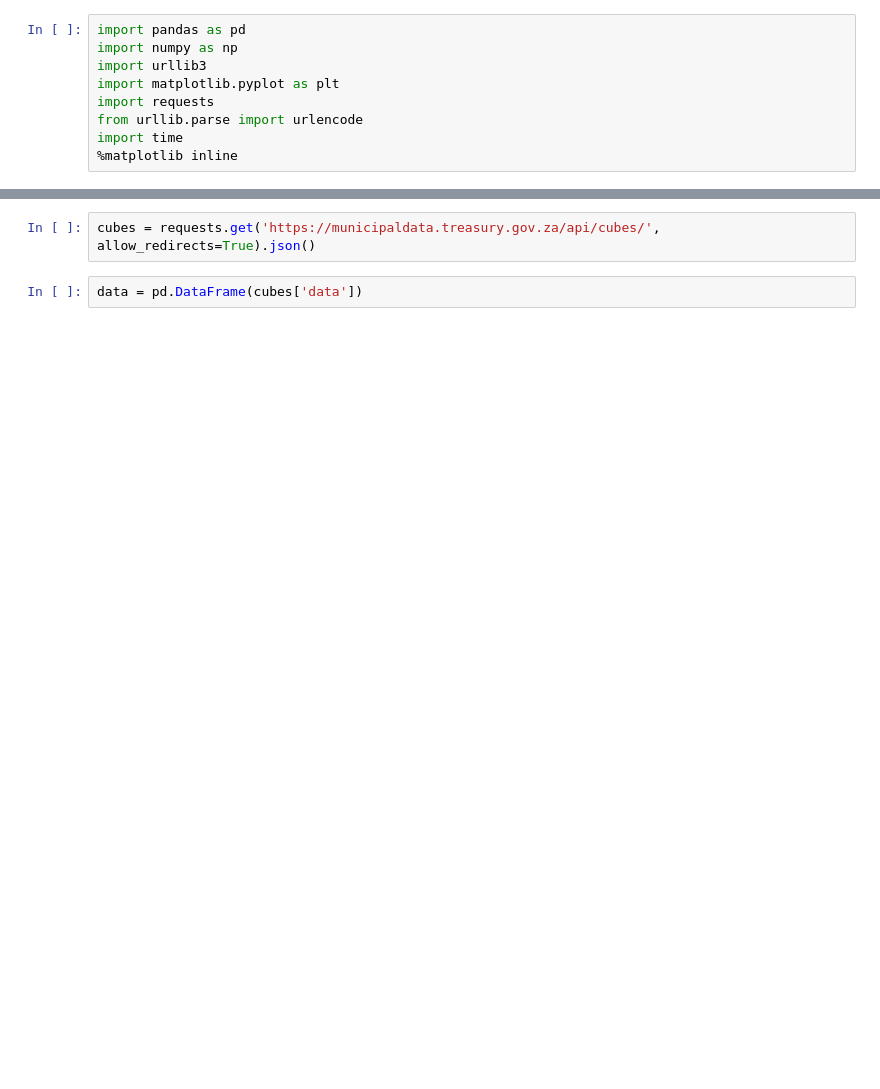
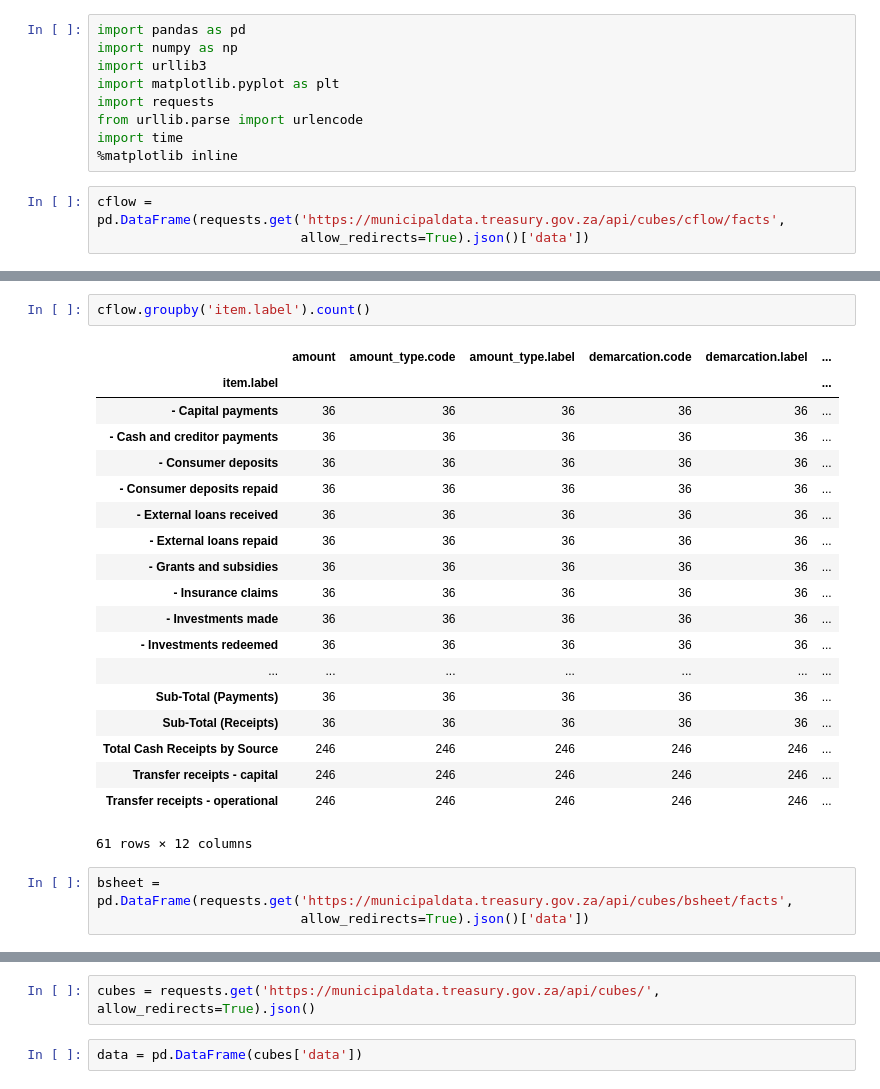
Before and after one commit to datawizzards-za/ntbhack, a Jupyter notebook: notebooks/11-02-2018-municipal-money.ipynb, the cells around one changed output, grey strips where cells are left out. Cells and saved outputs as stored; diff of their text form; blank space fills up the shorter version.

```diff
--- a/notebooks/11-02-2018-municipal-money.ipynb
+++ b/notebooks/11-02-2018-municipal-money.ipynb
@@ -7,3 +7,6 @@ import requests
 from urllib.parse import urlencode
 import time
 %matplotlib inline
+# %%
+cflow = pd.DataFrame(requests.get('https://municipaldata.treasury.gov.za/api/cubes/cflow/facts',
+                          allow_redirects=True).json()['data'])
@@ -9,0 +27,25 @@ import time
+# %%
+cflow.groupby('item.label').count()
+# %% [output]
+|  | amount | amount_type.code | amount_type.label | demarcation.code | demarcation.label | ... |
+| item.label |  |  |  |  |  | ... |
+| - Capital payments | 36 | 36 | 36 | 36 | 36 | ... |
+| - Cash and creditor payments | 36 | 36 | 36 | 36 | 36 | ... |
+| - Consumer deposits | 36 | 36 | 36 | 36 | 36 | ... |
+| - Consumer deposits repaid | 36 | 36 | 36 | 36 | 36 | ... |
+| - External loans received | 36 | 36 | 36 | 36 | 36 | ... |
+| - External loans repaid | 36 | 36 | 36 | 36 | 36 | ... |
+| - Grants and subsidies | 36 | 36 | 36 | 36 | 36 | ... |
+| - Insurance claims | 36 | 36 | 36 | 36 | 36 | ... |
+| - Investments made | 36 | 36 | 36 | 36 | 36 | ... |
+| - Investments redeemed | 36 | 36 | 36 | 36 | 36 | ... |
+| ... | ... | ... | ... | ... | ... | ... |
+| Sub-Total (Payments) | 36 | 36 | 36 | 36 | 36 | ... |
+| Sub-Total (Receipts) | 36 | 36 | 36 | 36 | 36 | ... |
+| Total Cash Receipts by Source | 246 | 246 | 246 | 246 | 246 | ... |
+| Transfer receipts - capital | 246 | 246 | 246 | 246 | 246 | ... |
+| Transfer receipts - operational | 246 | 246 | 246 | 246 | 246 | ... |
+61 rows × 12 columns
+# %%
+bsheet = pd.DataFrame(requests.get('https://municipaldata.treasury.gov.za/api/cubes/bsheet/facts',
+                          allow_redirects=True).json()['data'])
```
Also changed, not shown: parts of 7 cells of this notebook, 2 other files.
